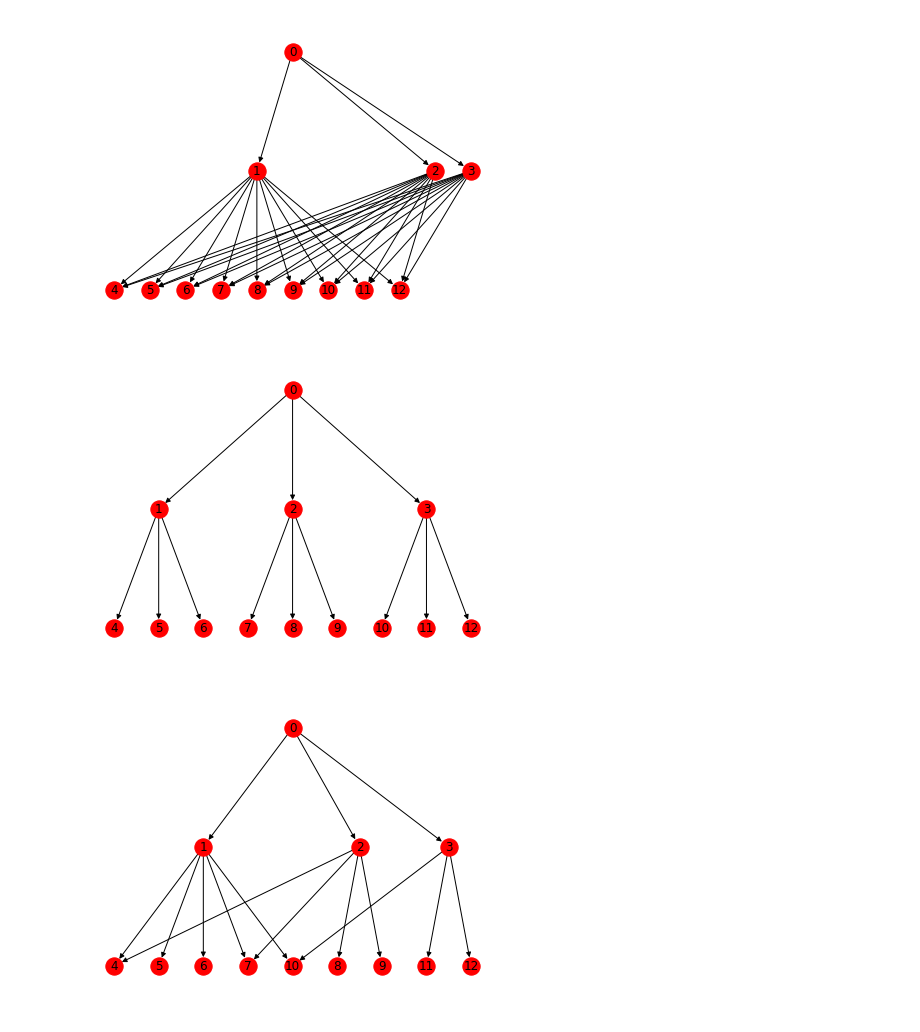
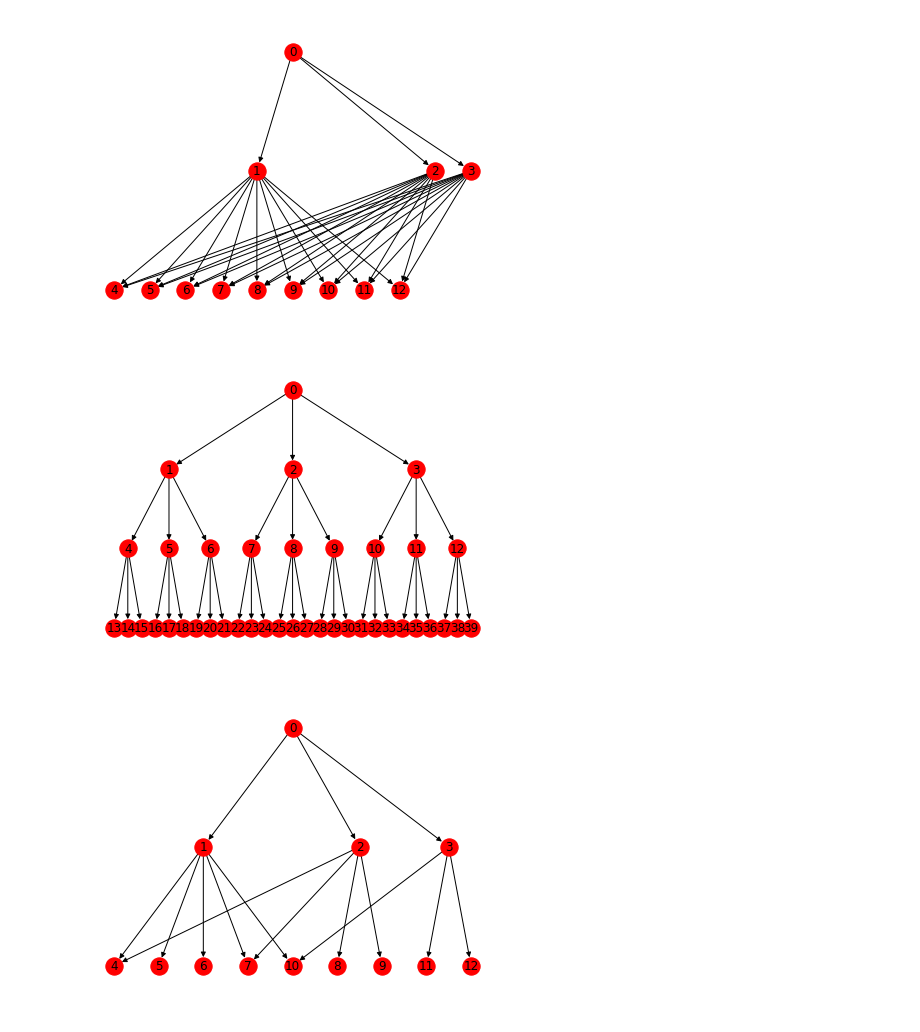
Before and after one commit to aleveren/ucsd-research, a Jupyter notebook: simple-hier-topic-model/pachinko-experiments.ipynb, the cells around one changed output. Drawn from its saved outputs; the diff is of its cells as text; code cells hidden in the pictures.

```diff
--- a/simple-hier-topic-model/pachinko-experiments.ipynb
+++ b/simple-hier-topic-model/pachinko-experiments.ipynb
@@ -47,10 +47,10 @@ nx.draw(dense_dag, pos=bfs_layout(dense_dag), with_labels=True)
 # %% [output]
 [figure]
 # %%
-tree = make_tree([3, 3])
+tree = make_tree([3, 3, 3])
 nx.draw(tree, pos=bfs_layout(tree), with_labels=True)
 # %% [output]
-[figure, old version]
+[figure, new version]
 # %%
 sparse_dag = make_tree([3, 3])
 sparse_dag.add_edge(1, 7)
```
Also changed, not shown: parts of 28 cells of this notebook.
